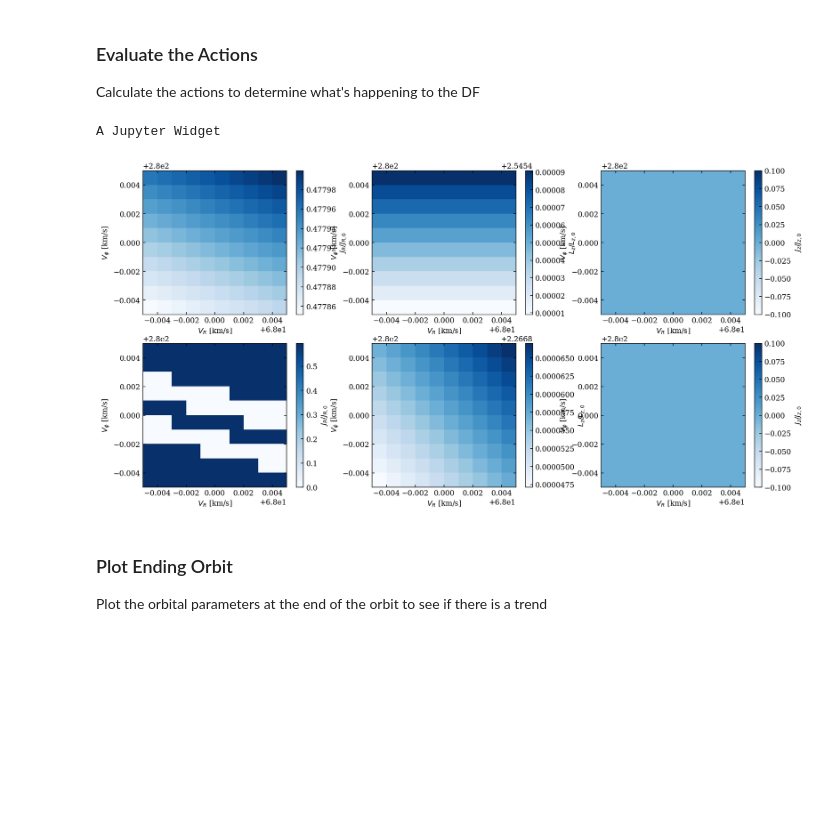
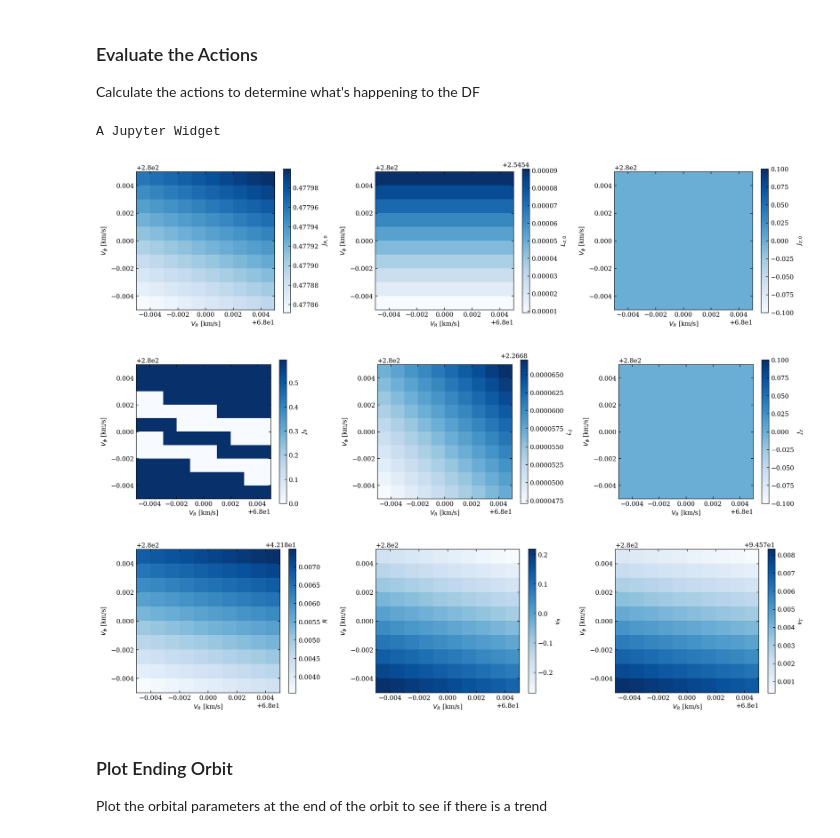
Before and after one commit to jamesmlane/AST1501, a Jupyter notebook: notebooks/6-triaxial_potential_DF/test_strange_DF_actions.ipynb, the cells around one changed output. Saved outputs shown, nothing was run; the diff lists cells and outputs as text; code cells hidden in the pictures; blank space fills up the shorter version.

```diff
--- a/notebooks/6-triaxial_potential_DF/test_strange_DF_actions.ipynb
+++ b/notebooks/6-triaxial_potential_DF/test_strange_DF_actions.ipynb
@@ -453,32 +484,58 @@ Calculate the actions to determine what's happening to the DF
 # %%
 ### Try plotting the actions, angles, & frequencies using the same grid as above:
 act0 = np.zeros((3,len(vR_range),len(vT_range)))
 actp = np.zeros((3,len(vR_range),len(vT_range)))
 
 # Declare the orbit parameters
 vxvv = [16.*apu.kpc,
         0, # Leave blank, will be set in loop
         0, # Leave blank, will be set in loop
         0.*apu.kpc,
         0.*apu.km/apu.s,
         0.*apu.radian]
 
 # Evaluate the actions
-act0, actp = eval_act(vxvv, times, tripot_grow, qdf_aA, vR_range, vT_range, act0, actp  )
+act0, actp, end_kin = eval_act(vxvv, times, tripot_grow, qdf_aA, vR_range, vT_range, act0, actp, return_kin=True )
 
-# Make the figure
-fig = plt.figure( figsize=(16,8) )
-axs = fig.subplots(nrows=2, ncols=3)
+# Plot the unperturbed actions
+fig = plt.figure( figsize=(16,4) )
+axs = fig.subplots(nrows=1, ncols=3)
+cbar_labels = [r'$J_{R,0}$', r'$L_{z,0}$', r'$J_{z,0}$']
+fig, axs = hist_act(act0, vR_low, vR_hi, vT_low, vT_hi, cbar_labels)
+plt.tight_layout()
+plt.show()
+plt.close('all')
 
-# Plot
-fig, axs = hist_act(act0, actp, vR_low, vR_hi, vT_low, vT_hi)
+# Plot the perturbed actions
+fig = plt.figure( figsize=(16,4) )
+axs = fig.subplots(nrows=1, ncols=3)
+cbar_labels = [r'$J_{R}$', r'$L_{z}$', r'$J_{z}$']
+fig, axs = hist_act(actp, vR_low, vR_hi, vT_low, vT_hi, cbar_labels)
+plt.tight_layout()
 plt.show()
+plt.close('all')
+
+# Plot the ending kinematics used to calculate the actions
+fig = plt.figure( figsize=(16,4) )
+axs = fig.subplots(nrows=1, ncols=3)
+cbar_labels = [r'$R$', r'$v_{R}$', r'$v_{T}$']
+fig, axs = hist_act(end_kin, vR_low, vR_hi, vT_low, vT_hi, cbar_labels)
+plt.tight_layout()
+plt.show()
+plt.close('all')
+
+# Save outputs for checking later
+where_bad_orbit = np.where( actp[0] == 0 )
+outarr = end_kin[:,where_bad_orbit[0],where_bad_orbit[1]]
+np.savetxt('bad_JR_end_kinematics2.csv', outarr.T, delimiter=',', header='# R_end, VR_end, VT_end')
 
 # No output
 pass;
 # %% [output]
 A Jupyter Widget
-[figure, old version]
+[figure, new version]
+[figure, added]
+[figure, added]
 # %% [markdown]
 ### Plot Ending Orbit
 Plot the orbital parameters at the end of the orbit to see if there is a trend
```
Also changed, not shown: parts of 3 cells of this notebook, 2 other files.
